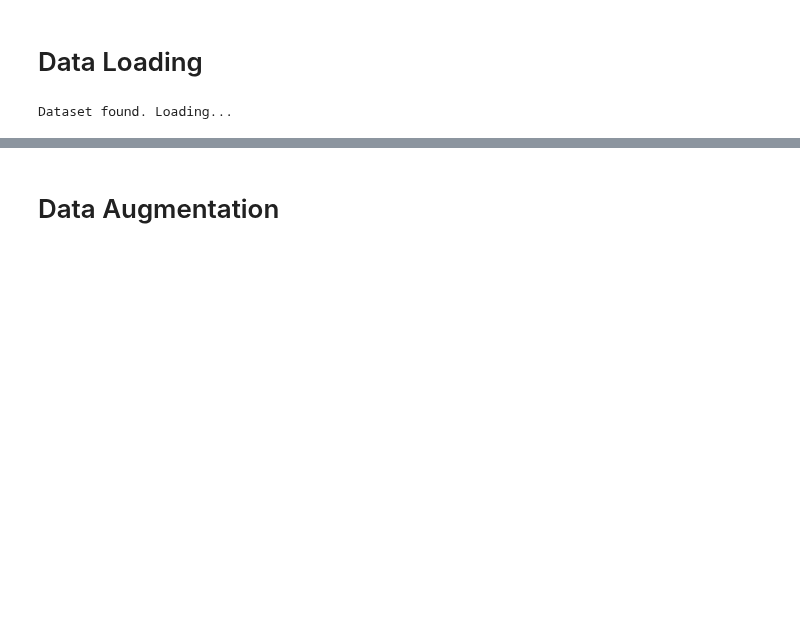
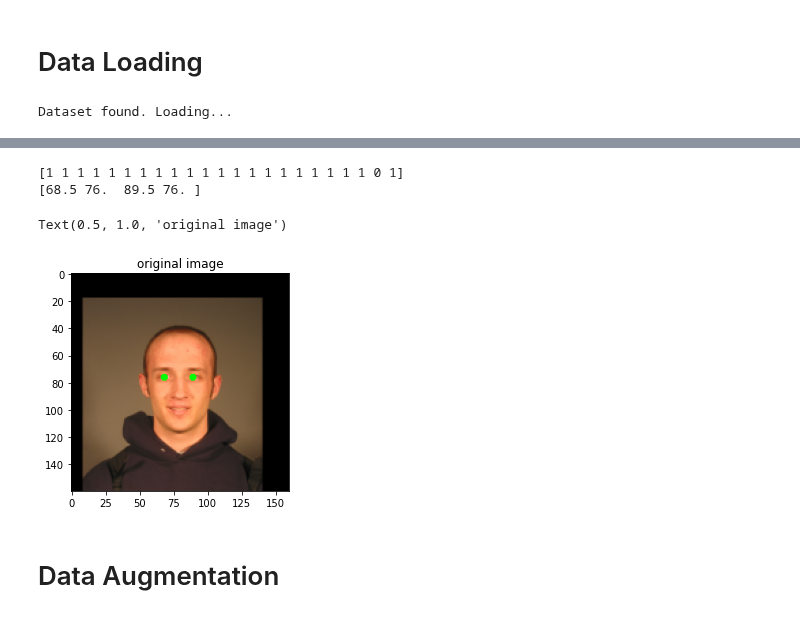
Before and after one commit to arnaldog12/icaonet, a Jupyter notebook: notebooks/supervised_unsupervised/Multilearning-Finetune.ipynb, the cells around one changed output, grey strips where cells are left out. Cells and saved outputs as stored; diff of their text form; code cells hidden in the pictures; blank space fills up the shorter version.

```diff
--- a/notebooks/supervised_unsupervised/Multilearning-Finetune.ipynb
+++ b/notebooks/supervised_unsupervised/Multilearning-Finetune.ipynb
@@ -120 +146,4 @@ x.min(), x.max()
+# %%
+x_val = x_val / 255
+y_val_eyes /= x_val.shape[1]
 # %%
@@ -145,3 +195,27 @@ val_mrks = mrks[val_idx]
+# %%
+random_idx = np.random.choice(x_val.shape[0])
+im = np.expand_dims(x_val[random_idx], axis=0) * 255
+y_true_reqs = y_val_reqs[random_idx]
+y_true_eyes = y_val_eyes[random_idx] * im.shape[1]
+
+print(y_true_reqs)
+print(y_true_eyes)
+
+im = (im).squeeze()[:, :, ::-1].astype(np.uint8)
+true_r = tuple(y_true_eyes[:2].astype(np.int))
+true_l = tuple(y_true_eyes[2:].astype(np.int))
+cv2.circle(im, true_r, radius=1, color=(0, 255, 0), thickness=2)
+cv2.circle(im, true_l, radius=1, color=(0, 255, 0), thickness=2)
+
+plt.figure(figsize=(10, 4))
+plt.subplot(1, 2, 1)
+plt.imshow(im)
+plt.title('original image')
+# %% [output]
+[1 1 1 1 1 1 1 1 1 1 1 1 1 1 1 1 1 1 1 1 1 0 1]
+[68.5 76.  89.5 76. ]
+Text(0.5, 1.0, 'original image')
+[figure, added]
 # %% [markdown]
 # Data Augmentation
 # %%
```
Also changed, not shown: parts of 23 cells of this notebook, 1 other file.
